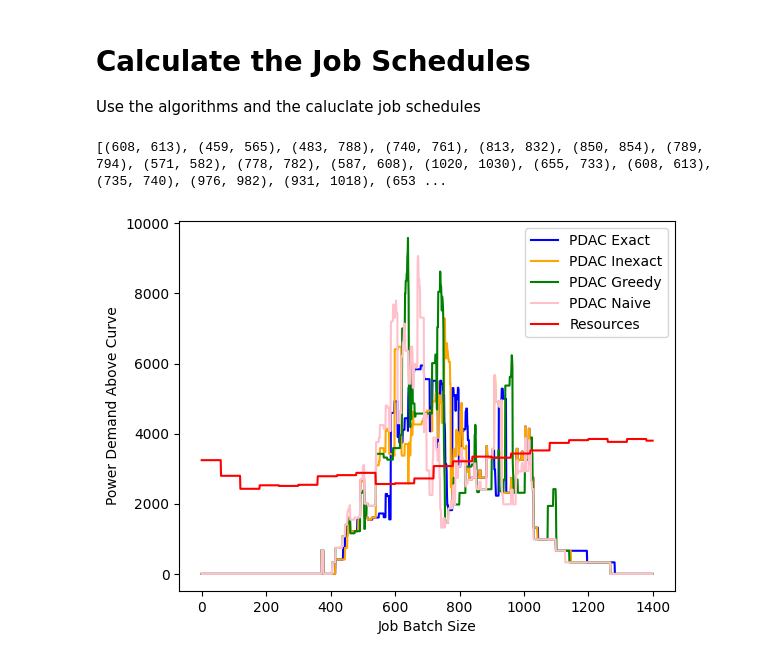
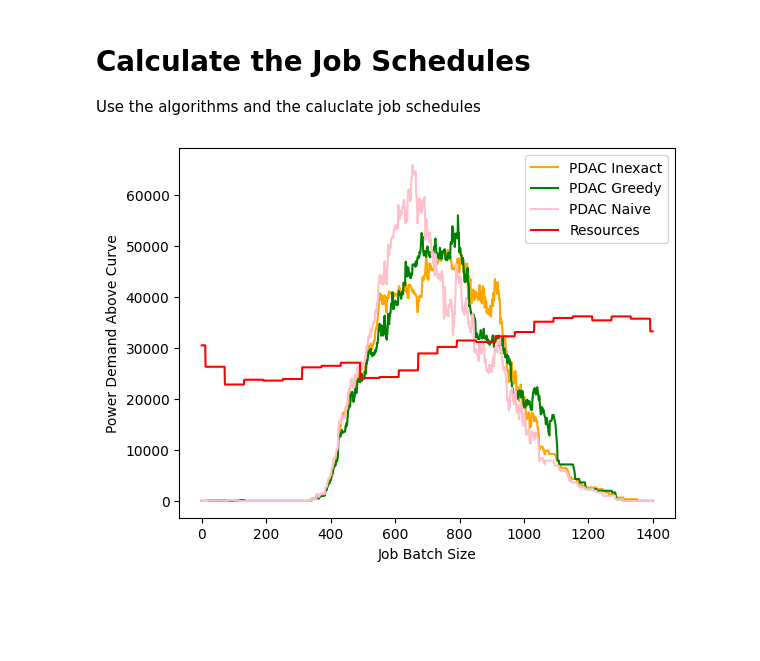
Before and after one commit to calebtheeardley/PeakDemanMinimizationAboveAResourceCurve, a Jupyter notebook: Code/Data Visualization/job_schdule_visualization.ipynb, the cells around one changed output. Cells and saved outputs as stored; diff of their text form; code cells hidden in the pictures; blank space fills up the shorter version.

Commit message:
made more visuals

```diff
--- a/Code/Data Visualization/job_schdule_visualization.ipynb
+++ b/Code/Data Visualization/job_schdule_visualization.ipynb
@@ -35,7 +35,7 @@ start_time = 0
 end_time = 1400
 max_length = 700
 
-batch_size = 80
+batch_size = 800
 
 analysis_num = 0
 # %% [markdown]
@@ -74,11 +74,11 @@ for i in range(165 * 60):
     total_sum = wind_energy_7_days[i] + solar_energy_7_days[i] + hydro_energy_7_days[i]
     total.append(total_sum)
 
-day = 0
+day = 2
 resources = total[(24 * day) + start_time : (24 * day) + end_time]
 
 # # Implement a resource curve scaling factor to better fit the jobs
-scale_factor = 0.45
+scale_factor = 4.233
 resources = [r * scale_factor for r in resources]
 # %% [markdown]
 # Calculate the Job Schedules
@@ -94,29 +94,27 @@ with open(path, 'r') as file:
 jobs_array = data['jobs']
 random.shuffle(jobs_array)
 
-exact_intervals = solve_pdac_ilp(jobs_array, resources, start_time, end_time, max_length, batch_size)[1]
+# exact_intervals = solve_pdac_ilp(jobs_array, resources, start_time, end_time, max_length, batch_size)[1]
 
 inexact_intervals = solve_pdac_lp(jobs_array, resources, start_time, end_time, max_length, batch_size)[1]
 
 greedy_intervals = solve_pdac_greedy(jobs_array, resources, start_time, end_time, max_length, batch_size)[1]
 
 naive_intervals = solve_pdac_naive(jobs_array, resources, start_time, end_time, max_length, batch_size)[1]
-# %% [output]
-[(608, 613), (459, 565), (483, 788), (740, 761), (813, 832), (850, 854), (789, 794), (571, 582), (778, 782), (587, 608), (1020, 1030), (655, 733), (608, 613), (735, 740), (976, 982), (931, 1018), (653 ...
 # %%
 job_graph_xvalues = np.array([i for i in range(start_time, end_time)])
 
-plt.plot(job_graph_xvalues, exact_intervals, label="PDAC Exact", color='blue')
+# plt.plot(job_graph_xvalues, exact_intervals, label="PDAC Exact", color='blue')
 plt.plot(job_graph_xvalues, inexact_intervals, label="PDAC Inexact", color='orange')
 plt.plot(job_graph_xvalues, greedy_intervals, label="PDAC Greedy", color='green')
 plt.plot(job_graph_xvalues, naive_intervals, label="PDAC Naive", color='pink')
 
 plt.plot(job_graph_xvalues, resources, label="Resources", color='red')
 
 
 plt.xlabel("Job Batch Size")
 plt.ylabel("Power Demand Above Curve")
 plt.legend()
 plt.show()
 # %% [output]
-[figure, old version]
+[figure, new version]
```
Also changed, not shown: 5 other files.
